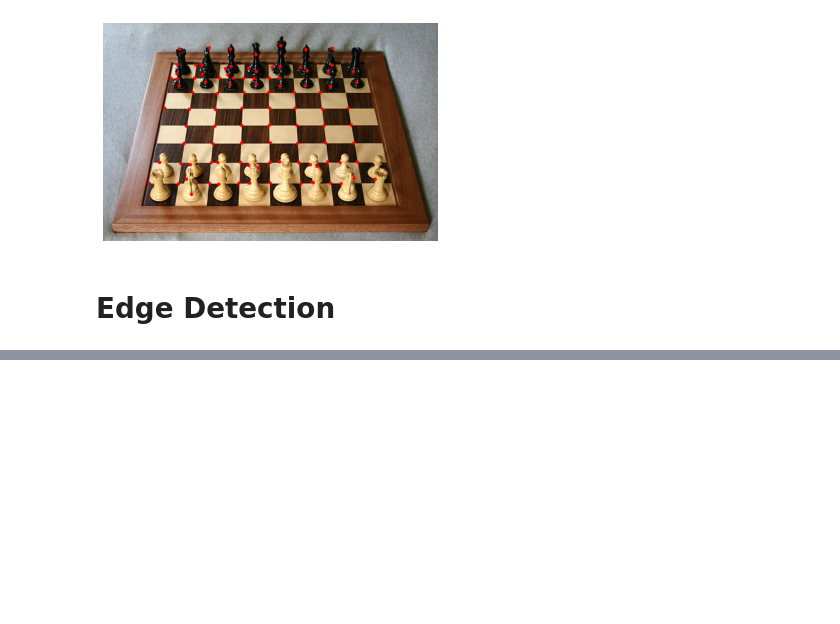
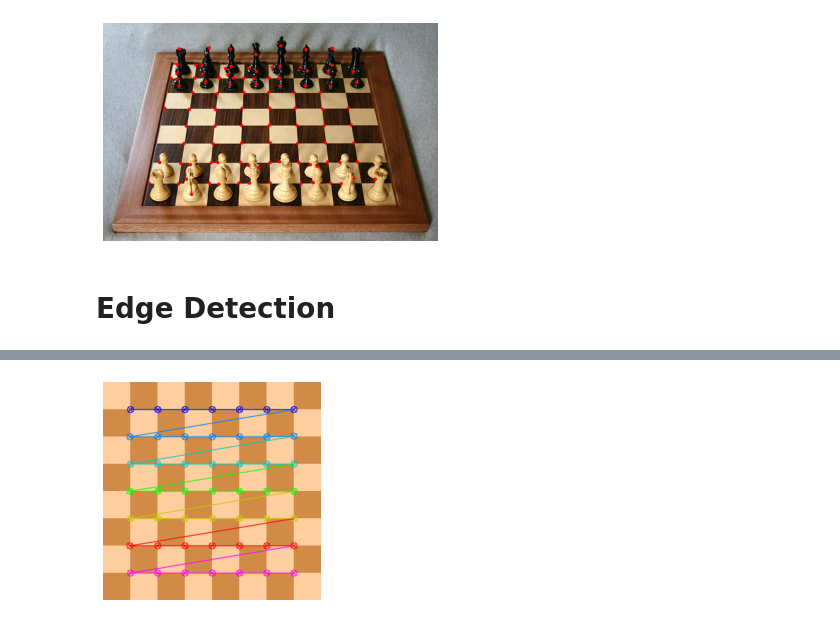
Before and after one commit to luisespriella9/Computer-Vision-Udemy, a Jupyter notebook: Object_Detection.ipynb, the cells around one changed output, grey strips where cells are left out. Cells and saved outputs as stored; diff of their text form; code cells hidden in the pictures; blank space fills up the shorter version.

```diff
--- a/Object_Detection.ipynb
+++ b/Object_Detection.ipynb
@@ -119,0 +148,3 @@ show_image(real_chess)
+# %%
+flat_chess = load_image(working_directory+'/flat_chessboard.png')
+show_image(flat_chess)
@@ -119,0 +153,7 @@ show_image(real_chess)
+# %%
+found, corners = cv2.findChessboardCorners(flat_chess, (7, 7))
+if found:
+    cv2.drawChessboardCorners(flat_chess, (7, 7), corners, found)
+show_image(flat_chess)
+# %% [output]
+[figure, added]
```
Also changed, not shown: parts of 13 cells of this notebook.
